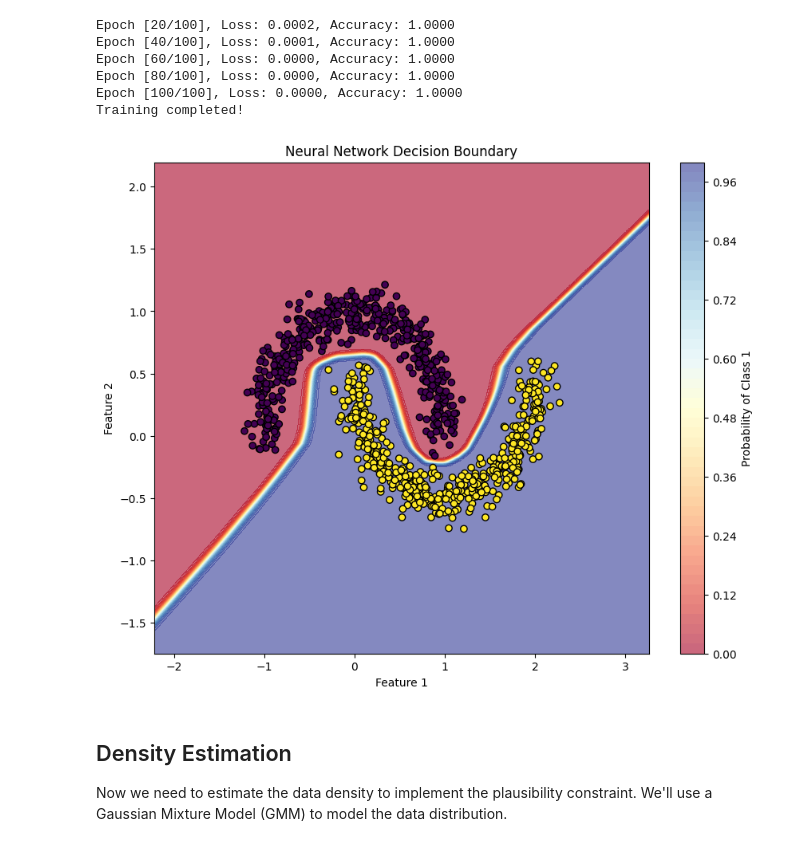
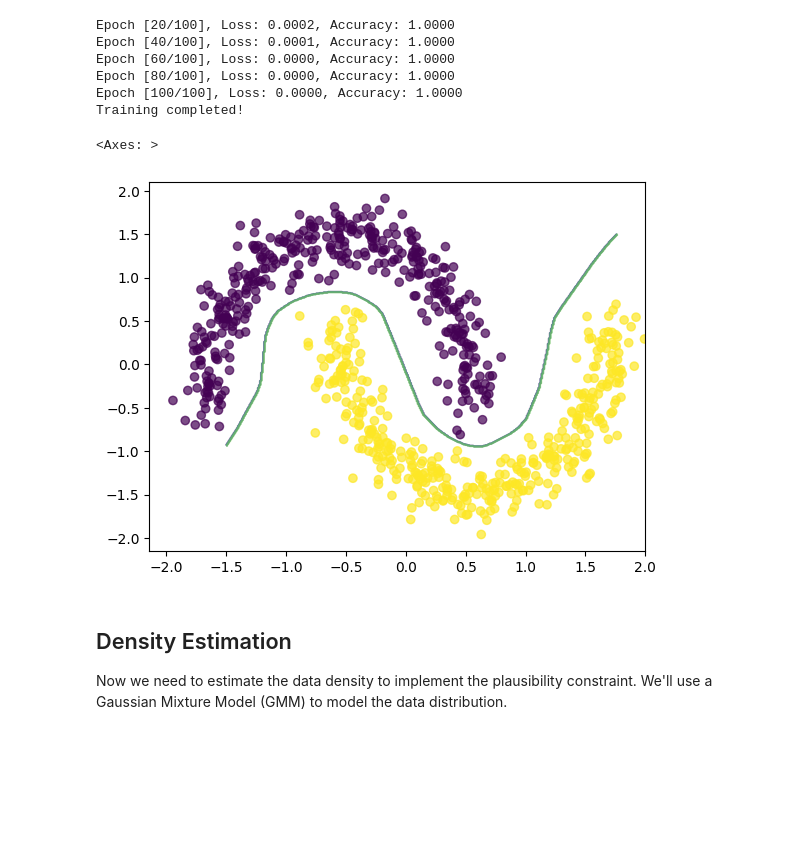
Before and after one commit to LukiLenkiewicz/ML-in-PL-counterfactuals, a Jupyter notebook: notebooks/artelt_hammer.ipynb, the cells around one changed output. Saved outputs shown, nothing was run; the diff lists cells and outputs as text; code cells hidden in the pictures; blank space fills up the shorter version.

```diff
--- a/notebooks/artelt_hammer.ipynb
+++ b/notebooks/artelt_hammer.ipynb
@@ -178,27 +199,27 @@ We'll use the same neural network architecture as in the Wachter tutorial for co
 # %%
-class MoonClassifier(nn.Module):
-    def __init__(self, input_dim=2, hidden_dim=64, output_dim=2):
-        super(MoonClassifier, self).__init__()
-        self.network = nn.Sequential(
-            nn.Linear(input_dim, hidden_dim),
+class MultilayerPerceptron(nn.Module):
+    def __init__(self, input_dim, output_dim):
+        super().__init__()
+        self.layers = nn.Sequential(
+            nn.Linear(input_dim, 100),
             nn.ReLU(),
-            nn.Linear(hidden_dim, hidden_dim),
+            nn.Linear(100, 100),
             nn.ReLU(),
-            nn.Linear(hidden_dim, output_dim)
+            nn.Linear(100, output_dim),
         )
 
     def forward(self, x):
-        return self.network(x)
+        return self.layers(x)
 
     def predict_proba(self, x):
-        """Return probability predictions"""
+        return torch.softmax(self.forward(x), dim=1)
+
+    def predict(self, X_test):
+        if isinstance(X_test, np.ndarray):
+            X_test = torch.from_numpy(X_test).float()
         with torch.no_grad():
-            logits = self.forward(x)
-            return torch.softmax(logits, dim=1)
+            probs = self.predict_proba(X_test)
+            probs = torch.argmax(probs, dim=1)
+            return probs.squeeze().float()
 
-# Create and initialize model
-model = MoonClassifier().to(device)
-
-print("Model architecture:")
-print(model)
-print(f"Number of parameters: {sum(p.numel() for p in model.parameters())}")
+model = MultilayerPerceptron(2, 2)
@@ -270,40 +279,3 @@ Epoch [60/100], Loss: 0.0000, Accuracy: 1.0000
 Epoch [80/100], Loss: 0.0000, Accuracy: 1.0000
 Epoch [100/100], Loss: 0.0000, Accuracy: 1.0000
 Training completed!
-# %%
-# Visualize decision boundary
-def plot_decision_boundary(model, X, y, scaler, title="Decision Boundary"):
-    """Plot the decision boundary of the trained model"""
-    model.eval()
-
-    # Create a mesh
-    h = 0.02
-    x_min, x_max = X[:, 0].min() - 1, X[:, 0].max() + 1
-    y_min, y_max = X[:, 1].min() - 1, X[:, 1].max() + 1
-    xx, yy = np.meshgrid(np.arange(x_min, x_max, h),
-                         np.arange(y_min, y_max, h))
-
-    # Make predictions on the mesh
-    mesh_points = np.c_[xx.ravel(), yy.ravel()]
-    mesh_points_scaled = scaler.transform(mesh_points)
-    mesh_tensor = torch.FloatTensor(mesh_points_scaled).to(device)
-
-    with torch.no_grad():
-        mesh_predictions = model.predict_proba(mesh_tensor)[:, 1].cpu().numpy()
-
-    mesh_predictions = mesh_predictions.reshape(xx.shape)
-
-    # Plot
-    plt.figure(figsize=(10, 8))
-    plt.contourf(xx, yy, mesh_predictions, levels=50, alpha=0.6, cmap='RdYlBu')
-    plt.colorbar(label='Probability of Class 1')
-    scatter = plt.scatter(X[:, 0], X[:, 1], c=y, cmap='viridis', edgecolors='black')
-    plt.title(title)
-    plt.xlabel('Feature 1')
-    plt.ylabel('Feature 2')
-    plt.show()
-
-# Plot the decision boundary
-plot_decision_boundary(model, X, y, scaler, "Neural Network Decision Boundary")
-# %% [output]
-[figure, removed]
@@ -310,3 +318,12 @@ plot_decision_boundary(model, X, y, scaler, "Neural Network Decision Boundary")
+# %%
+import matplotlib.pyplot as plt
+from src.visualization.plot_utils import plot_classifier_decision_region
+fig, ax = plt.subplots(1, 1)
+ax.scatter(X_train_tensor.numpy()[:, 0], X_train_tensor.numpy()[:, 1], c=y_train, cmap='viridis', alpha=0.7)
+plot_classifier_decision_region(ax, model)
+# %% [output]
+<Axes: >
+[figure, added]
 # %% [markdown]
 ## Density Estimation
 
```
Also changed, not shown: parts of 12 cells of this notebook, 29 other files.
